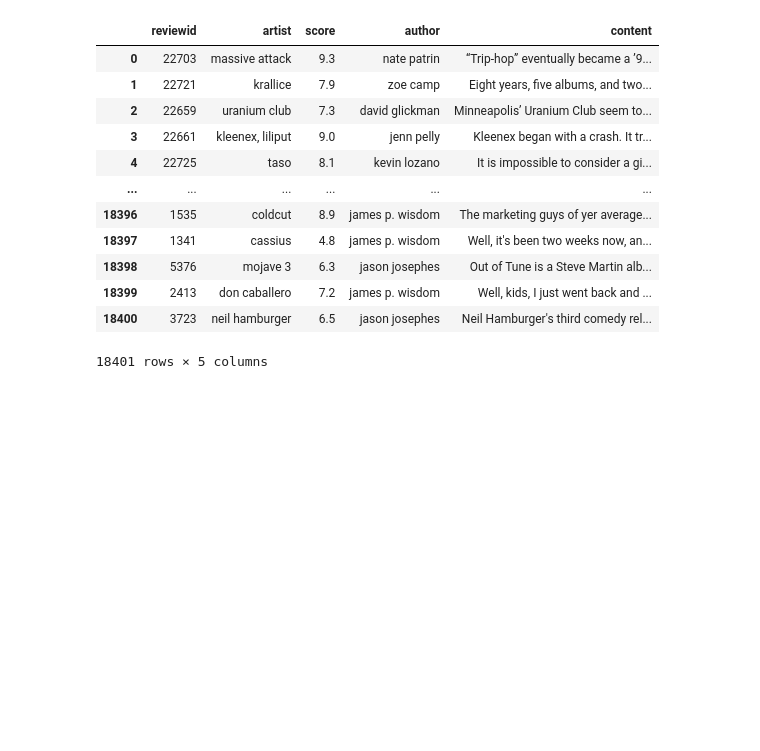
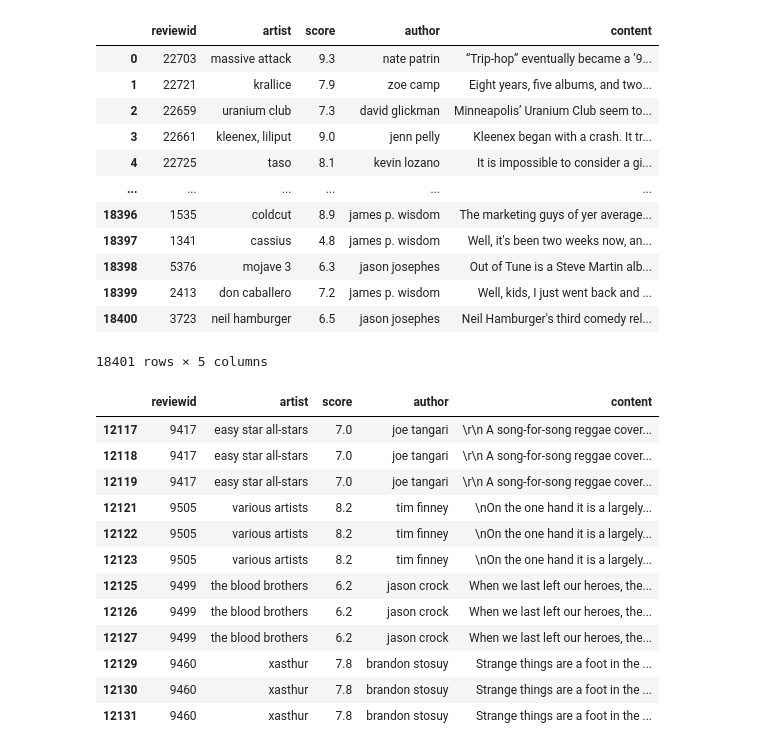
Before and after one commit to jaydenleblanc/ETL-challenge, a Jupyter notebook: ETL Project.ipynb, the cells around one changed output. Saved outputs shown, nothing was run; the diff lists cells and outputs as text; code cells hidden in the pictures; blank space fills up the shorter version.

```diff
--- a/ETL Project.ipynb
+++ b/ETL Project.ipynb
@@ -129,3 +133,21 @@ content_reviews
 | 18399 | 2413 | don caballero | 7.2 | james p. wisdom | Well, kids, I just went back and ... |
 | 18400 | 3723 | neil hamburger | 6.5 | jason josephes | Neil Hamburger's third comedy rel... |
 18401 rows × 5 columns
+# %%
+#Checking for duplicates
+duplicate_reviews = content_reviews[content_reviews.duplicated()]
+duplicate_reviews
+# %% [output]
+|  | reviewid | artist | score | author | content |
+| 12117 | 9417 | easy star all-stars | 7.0 | joe tangari | \r\n A song-for-song reggae cover... |
+| 12118 | 9417 | easy star all-stars | 7.0 | joe tangari | \r\n A song-for-song reggae cover... |
+| 12119 | 9417 | easy star all-stars | 7.0 | joe tangari | \r\n A song-for-song reggae cover... |
+| 12121 | 9505 | various artists | 8.2 | tim finney | \nOn the one hand it is a largely... |
+| 12122 | 9505 | various artists | 8.2 | tim finney | \nOn the one hand it is a largely... |
+| 12123 | 9505 | various artists | 8.2 | tim finney | \nOn the one hand it is a largely... |
+| 12125 | 9499 | the blood brothers | 6.2 | jason crock | When we last left our heroes, the... |
+| 12126 | 9499 | the blood brothers | 6.2 | jason crock | When we last left our heroes, the... |
+| 12127 | 9499 | the blood brothers | 6.2 | jason crock | When we last left our heroes, the... |
+| 12129 | 9460 | xasthur | 7.8 | brandon stosuy | Strange things are a foot in the ... |
+| 12130 | 9460 | xasthur | 7.8 | brandon stosuy | Strange things are a foot in the ... |
+| 12131 | 9460 | xasthur | 7.8 | brandon stosuy | Strange things are a foot in the ... |
```
Also changed, not shown: parts of 2 cells of this notebook.
